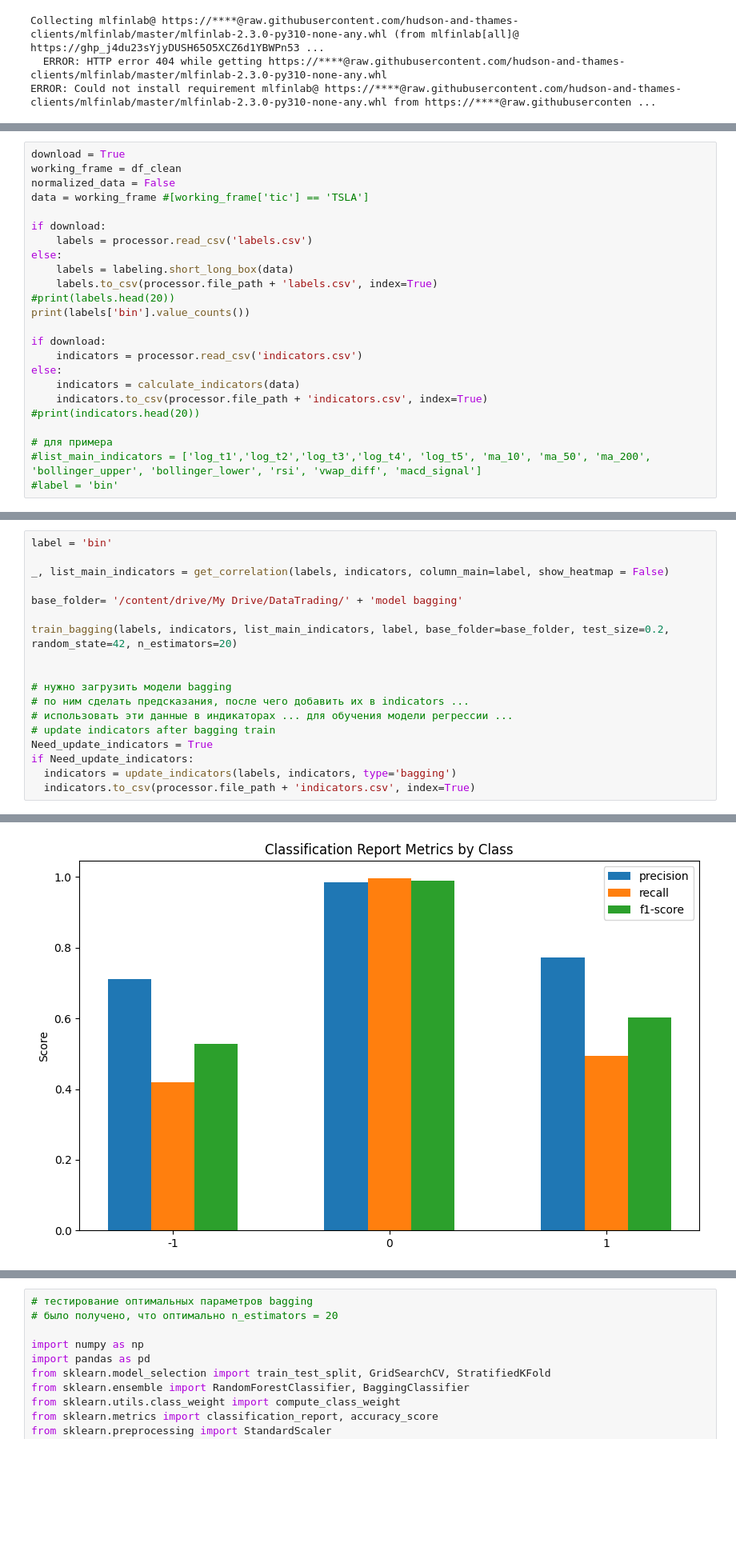
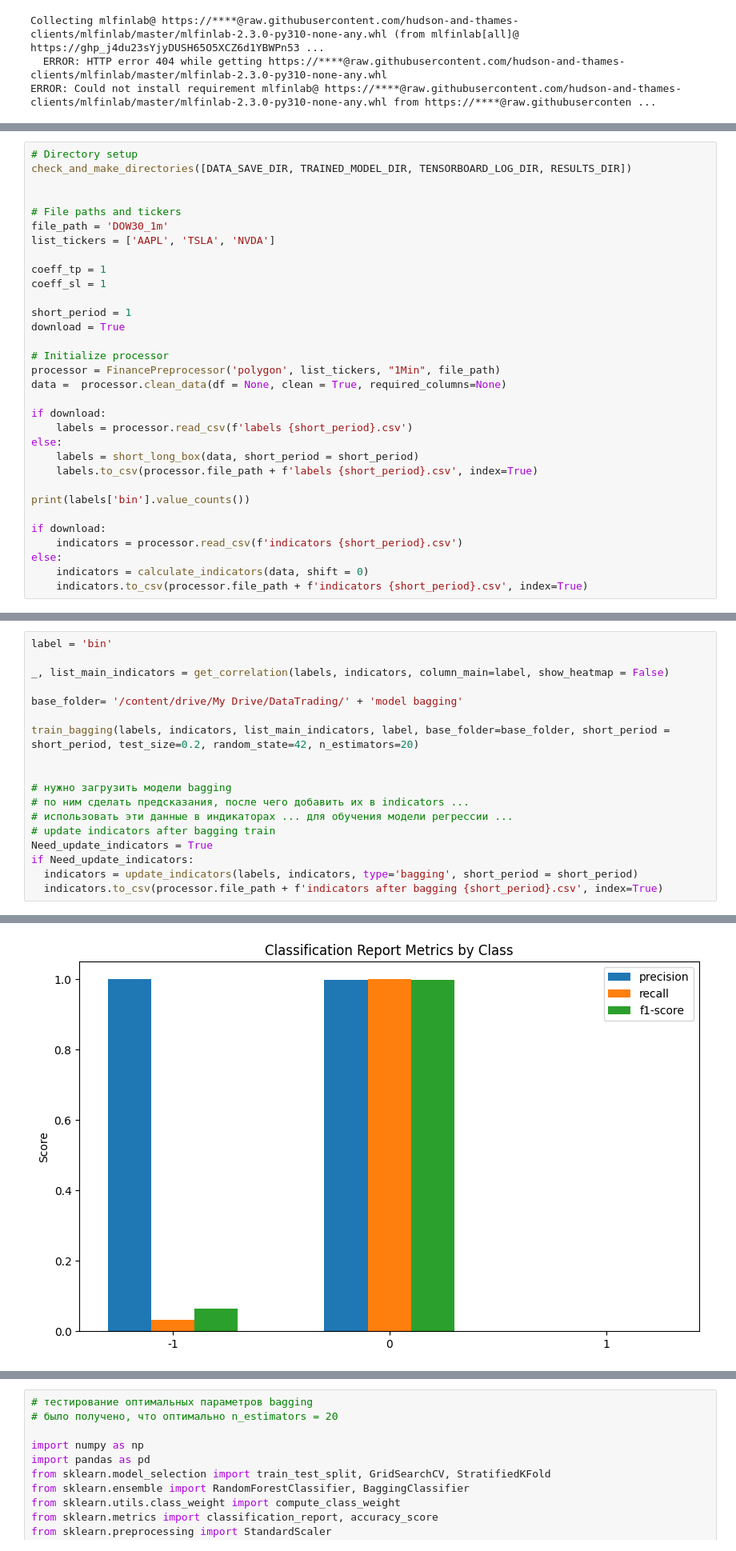
Before and after one commit to SvenTern/algotrade, a Jupyter notebook: Обучение_первых_основных_моделей.ipynb, the cells around one changed output, grey strips where cells are left out. Shown at 80% size. Drawn from its saved outputs; the diff is of its cells as text; blank space fills up the shorter version.

```diff
--- a/Обучение_первых_основных_моделей.ipynb
+++ b/Обучение_первых_основных_моделей.ipynb
@@ -165,26 +131,34 @@ df_clean
 # %%
+# Directory setup
+check_and_make_directories([DATA_SAVE_DIR, TRAINED_MODEL_DIR, TENSORBOARD_LOG_DIR, RESULTS_DIR])
+
+
+# File paths and tickers
+file_path = 'DOW30_1m'
+list_tickers = ['AAPL', 'TSLA', 'NVDA']
+
+coeff_tp = 1
+coeff_sl = 1
+
+short_period = 1
 download = True
-working_frame = df_clean
-normalized_data = False
-data = working_frame #[working_frame['tic'] == 'TSLA']
+
+# Initialize processor
+processor = FinancePreprocessor('polygon', list_tickers, "1Min", file_path)
+data =  processor.clean_data(df = None, clean = True, required_columns=None)
 
 if download:
-    labels = processor.read_csv('labels.csv')
+    labels = processor.read_csv(f'labels {short_period}.csv')
 else:
-    labels = labeling.short_long_box(data)
-    labels.to_csv(processor.file_path + 'labels.csv', index=True)
-#print(labels.head(20))
+    labels = short_long_box(data, short_period = short_period)
+    labels.to_csv(processor.file_path + f'labels {short_period}.csv', index=True)
+
 print(labels['bin'].value_counts())
 
 if download:
-    indicators = processor.read_csv('indicators.csv')
+    indicators = processor.read_csv(f'indicators {short_period}.csv')
 else:
-    indicators = calculate_indicators(data)
-    indicators.to_csv(processor.file_path + 'indicators.csv', index=True)
-#print(indicators.head(20))
-
-# для примера
-#list_main_indicators = ['log_t1','log_t2','log_t3','log_t4', 'log_t5', 'ma_10', 'ma_50', 'ma_200', 'bollinger_upper', 'bollinger_lower', 'rsi', 'vwap_diff', 'macd_signal']
-#label = 'bin'
+    indicators = calculate_indicators(data, shift = 0)
+    indicators.to_csv(processor.file_path + f'indicators {short_period}.csv', index=True)
 # %% [output]
 bin
@@ -248,7 +239,7 @@ _, list_main_indicators = get_correlation(labels, indicators, column_main=label,
 
 base_folder= '/content/drive/My Drive/DataTrading/' + 'model bagging'
 
-train_bagging(labels, indicators, list_main_indicators, label, base_folder=base_folder, test_size=0.2, random_state=42, n_estimators=20)
+train_bagging(labels, indicators, list_main_indicators, label, base_folder=base_folder, short_period = short_period, test_size=0.2, random_state=42, n_estimators=20)
 
 
 # нужно загрузить модели bagging
@@ -257,7 +248,7 @@ train_bagging(labels, indicators, list_main_indicators, label, base_folder=base_
 # update indicators after bagging train
 Need_update_indicators = True
 if Need_update_indicators:
-  indicators = update_indicators(labels, indicators, type='bagging')
-  indicators.to_csv(processor.file_path + 'indicators.csv', index=True)
+  indicators = update_indicators(labels, indicators, type='bagging', short_period = short_period)
+  indicators.to_csv(processor.file_path + f'indicators after bagging {short_period}.csv', index=True)
 # %% [output]
 Фичи с корреляцией к 'bin' больше 3.00% (по модулю):
@@ -275 +266 @@ Classification Report:
-[figure, old version]
+[figure, new version]
```
Also changed, not shown: parts of 14 cells of this notebook.
